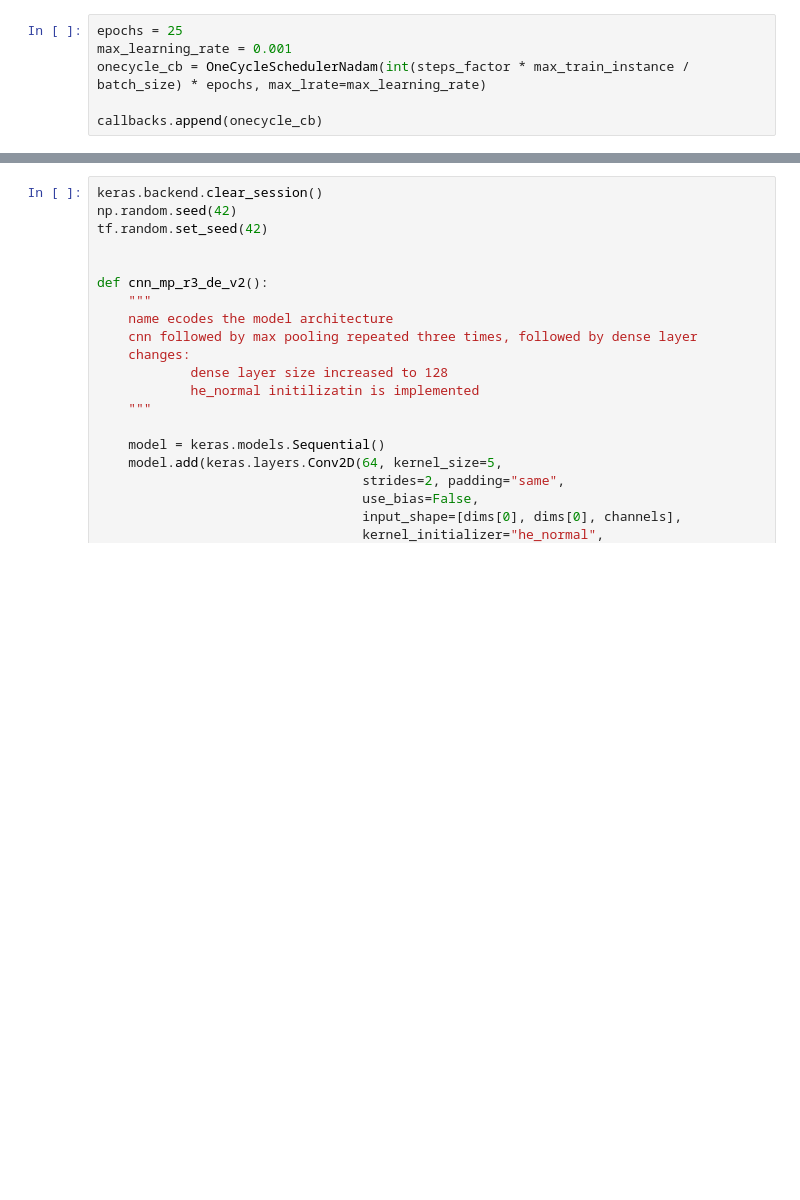
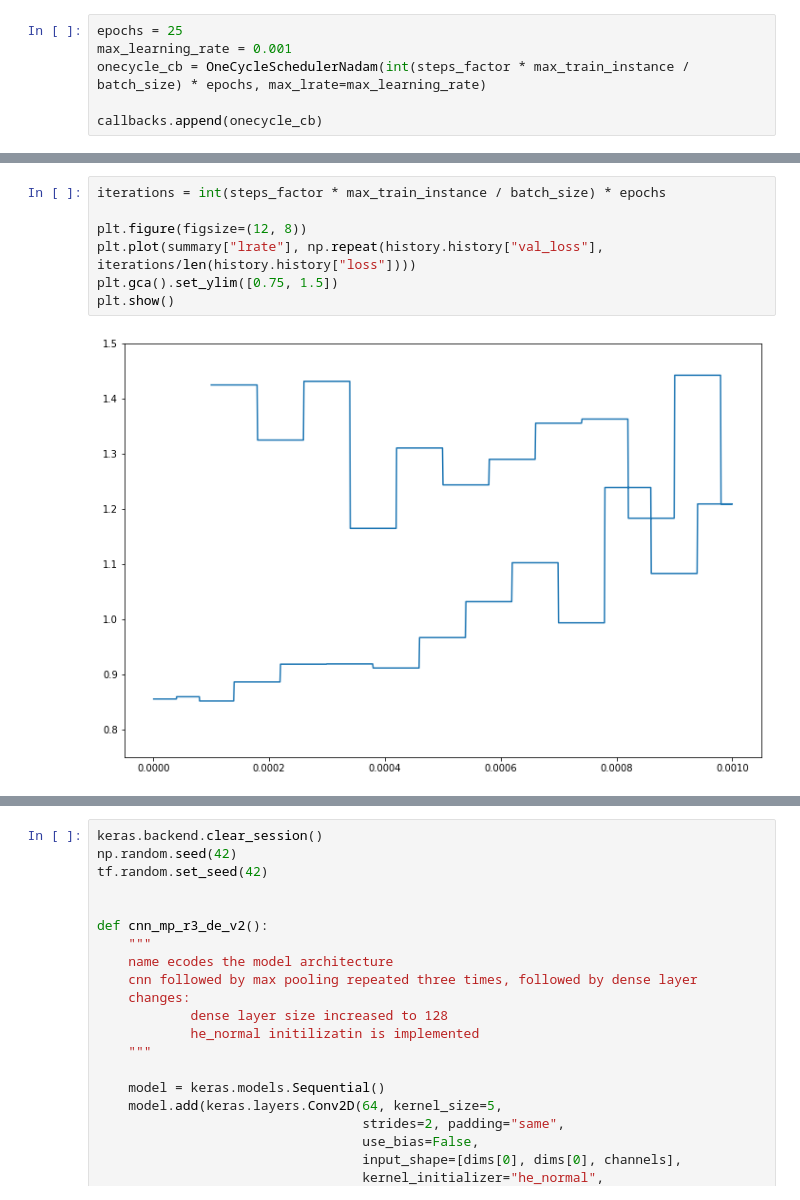
Before and after one commit to Kaushalkhokhar/complete-ml, a Jupyter notebook: projects/CNN/flowers.ipynb, the cells around one changed output, grey strips where cells are left out. Saved outputs shown, nothing was run; the diff lists cells and outputs as text; blank space fills up the shorter version.

```diff
--- a/projects/CNN/flowers.ipynb
+++ b/projects/CNN/flowers.ipynb
@@ -1717,0 +1730,9 @@ Epoch 17/25
+# %%
+iterations = int(steps_factor * max_train_instance / batch_size) * epochs
+
+plt.figure(figsize=(12, 8))
+plt.plot(summary["lrate"], np.repeat(history.history["val_loss"], iterations/len(history.history["loss"])))
+plt.gca().set_ylim([0.75, 1.5])
+plt.show()
+# %% [output]
+[figure, added]
```
Also changed, not shown: parts of 17 cells of this notebook.
